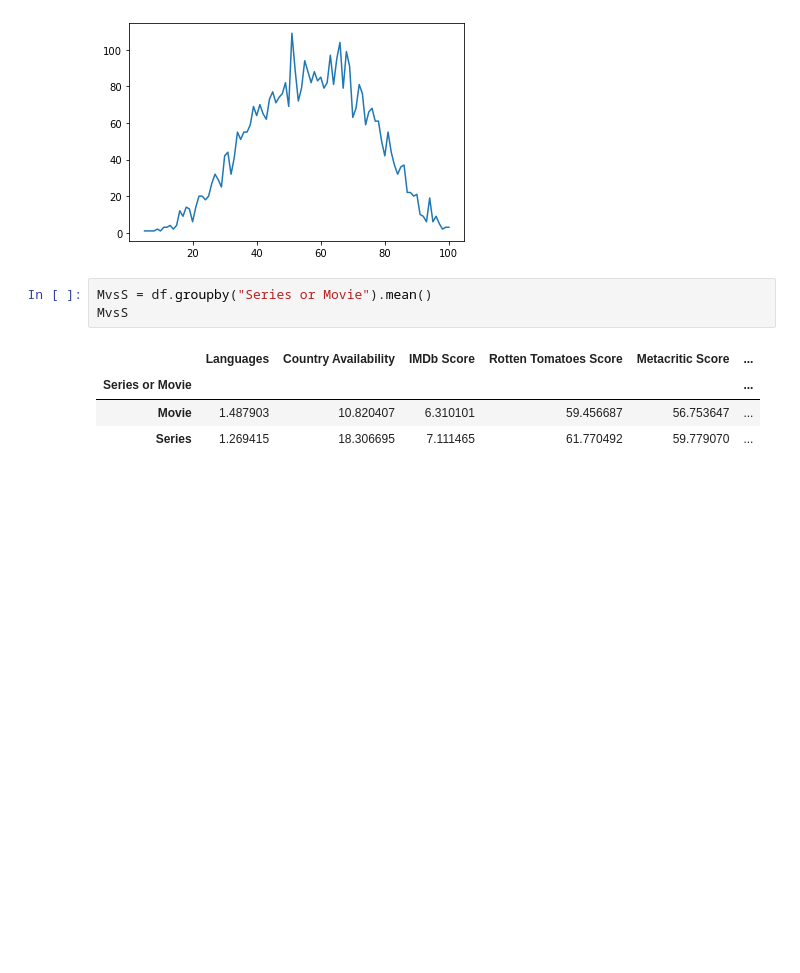
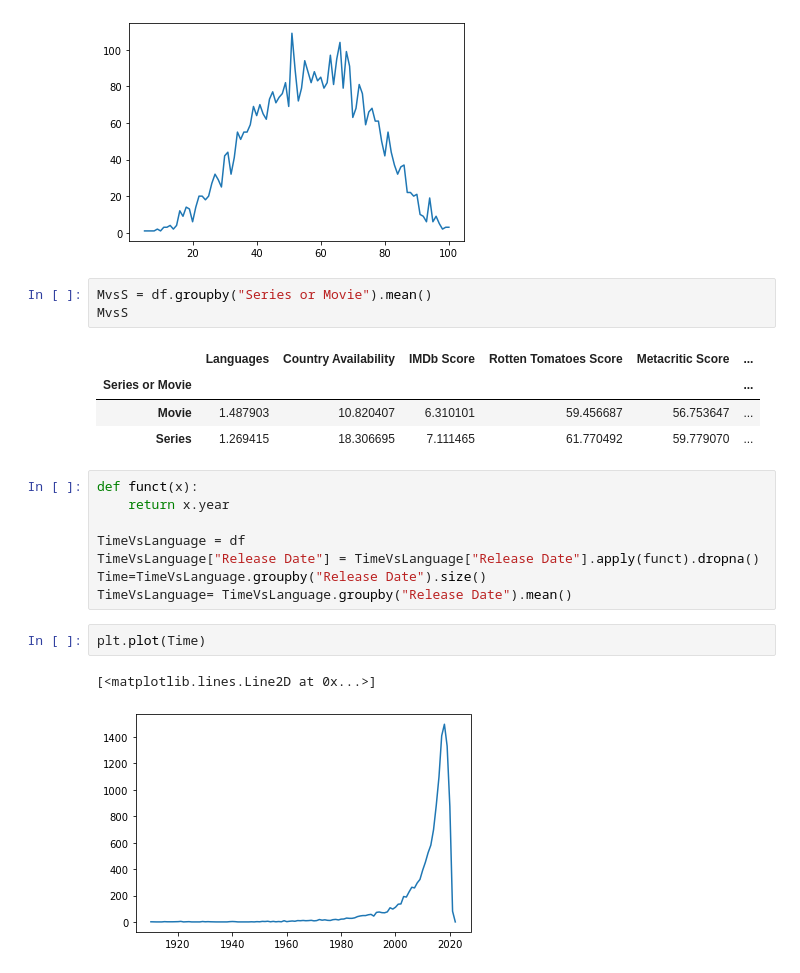
Before and after one commit to DJH961/NetflixProject, a Jupyter notebook: notebook.ipynb, the cells around one changed output. Cells and saved outputs as stored; diff of their text form; blank space fills up the shorter version.

Commit message:
More plots

```diff
--- a/notebook.ipynb
+++ b/notebook.ipynb
@@ -91,3 +91,16 @@ MvsS
 | Series or Movie |  |  |  |  |  | ... |
 | Movie | 1.487903 | 10.820407 | 6.310101 | 59.456687 | 56.753647 | ... |
 | Series | 1.269415 | 18.306695 | 7.111465 | 61.770492 | 59.779070 | ... |
+# %%
+def funct(x):
+    return x.year
+
+TimeVsLanguage = df
+TimeVsLanguage["Release Date"] = TimeVsLanguage["Release Date"].apply(funct).dropna()
+Time=TimeVsLanguage.groupby("Release Date").size()
+TimeVsLanguage= TimeVsLanguage.groupby("Release Date").mean()
+# %%
+plt.plot(Time)
+# %% [output]
+[<matplotlib.lines.Line2D at 0x...>]
+[figure, added]
```
Also changed, not shown: parts of 1 cell of this notebook.
